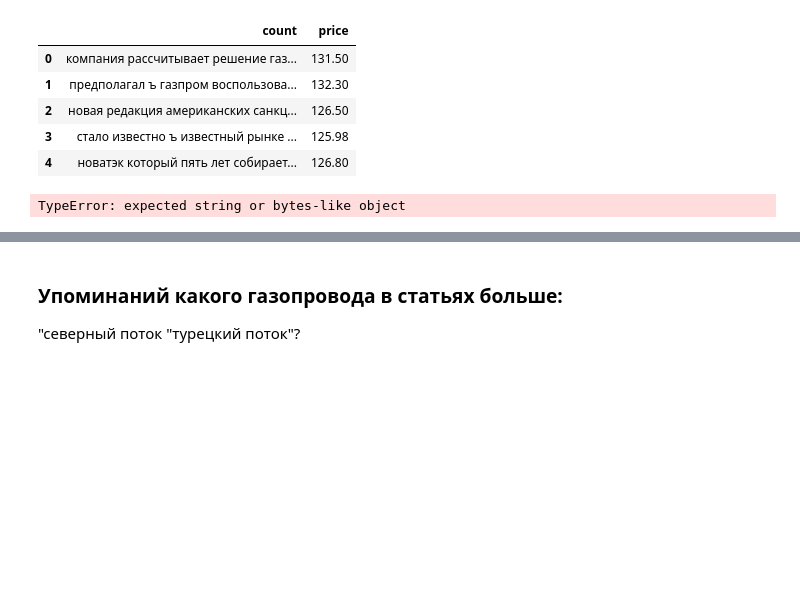
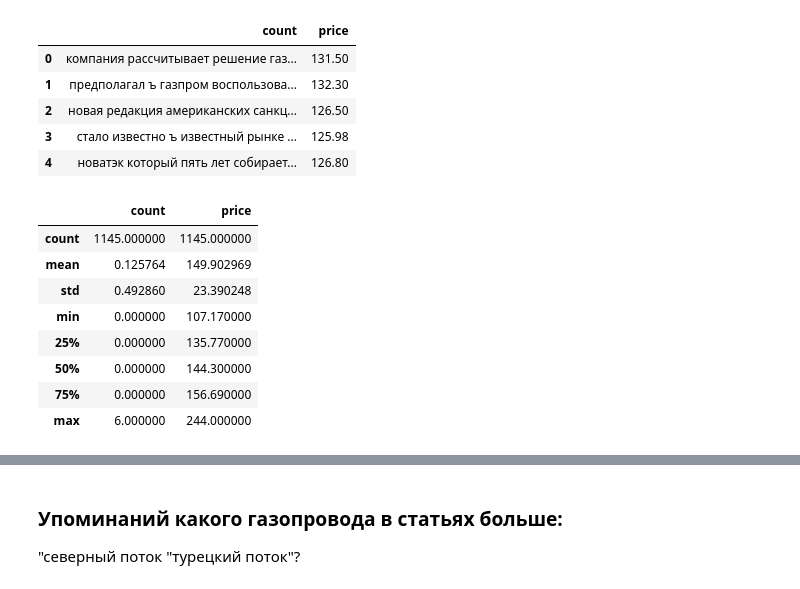
Before and after one commit to evovvan/recomendet_labs, a Jupyter notebook: 5.4 Classification/Task.ipynb, the cells around one changed output, grey strips where cells are left out. Cells and saved outputs as stored; diff of their text form; code cells hidden in the pictures; blank space fills up the shorter version.

```diff
--- a/5.4 Classification/Task.ipynb
+++ b/5.4 Classification/Task.ipynb
@@ -195,11 +195,10 @@ mill_corr_price.head()
 | 3 | стало известно ъ известный рынке ... | 125.98 |
 | 4 | новатэк который пять лет собирает... | 126.80 |
 # %%
-prog = re.compile('миллер.')
+prog = re.compile('миллер*')
+l = []
+for i, row in mill_corr_price.iterrows():
+    l.append(len(prog.findall(row['count'])))
 
-for i, row in mill_corr_price.iterrows():
-    l = prog.findall(row.count)
-
-mill_corr_price
+l
+mill_corr_price['count'] = l
-# %% [output]
-TypeError: expected string or bytes-like object
@@ -222,0 +205,12 @@ sns.heatmap(corr, annot=True, xticklabels = list(rankings), yticklabels = list(r
+# %%
+mill_corr_price.describe()
+# %% [output]
+|  | count | price |
+| count | 1145.000000 | 1145.000000 |
+| mean | 0.125764 | 149.902969 |
+| std | 0.492860 | 23.390248 |
+| min | 0.000000 | 107.170000 |
+| 25% | 0.000000 | 135.770000 |
+| 50% | 0.000000 | 144.300000 |
+| 75% | 0.000000 | 156.690000 |
+| max | 6.000000 | 244.000000 |
```
Also changed, not shown: parts of 10 cells of this notebook, 2 other files.
